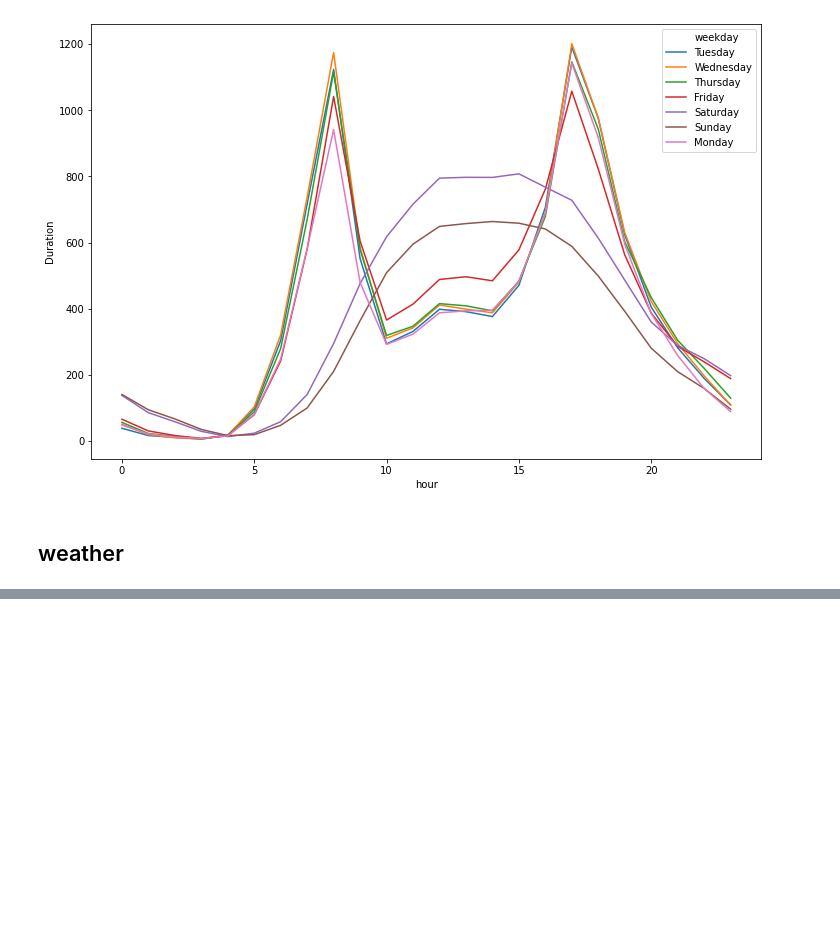
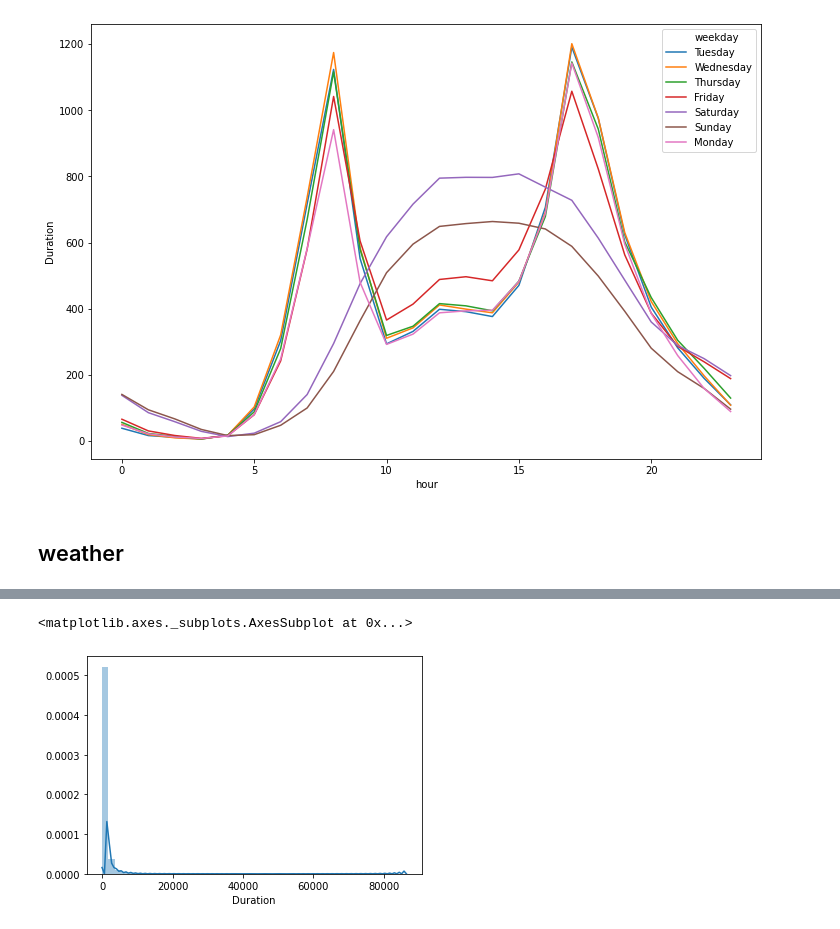
Before and after one commit to GesaJo/Capital-Bike-Dashboard, a Jupyter notebook: Project Capital Bike.ipynb, the cells around one changed output, grey strips where cells are left out. Drawn from its saved outputs; the diff is of its cells as text; code cells hidden in the pictures; blank space fills up the shorter version.

Commit message:
worked on weather data and minor fixes

```diff
--- a/Project Capital Bike.ipynb
+++ b/Project Capital Bike.ipynb
@@ -185,3 +201,3 @@ df[df["day"] == pd.to_datetime("2019-4-2").date()]  #should be Tuesday
 # %%
-df['weekend'] = ((df[df["weekday"] == "Saturday"])) #| (df[df["weekday"] == "Sunday"]))
+df['weekend'] = (df[df["weekday"] == "Saturday"]) | (df[df["weekday"] == "Sunday"])
 # %% [output]
@@ -263,7 +280,7 @@ df_wt = df_wd.iloc[:,5:13].fillna(0)
 # %%
 df_wd["bad_weather"] = df_wt["WT01"]+df_wt["WT02"]+df_wt["WT03"]+df_wt["WT04"]+df_wt["WT05"]+df_wt["WT06"]+df_wt["WT08"]+df_wt["WT09"]
 # %%
-df_wd = df_wd[["AWND", "PRCP", "SNOW", "SNWD", "TAVG", "bad_weather"]]
+df_wd = df_wd[["AWND", "PRCP", "TAVG"]]
 # %%
 # convert Fahrenheit to celsius:
 df_wd["TAVG"] = df_wd["TAVG"].apply(lambda x: round(((x-32)*(5/9)),2))
@@ -346,0 +345,5 @@ df_plus.groupby("day").mean()
+# %%
+sns.distplot(df_plus["Duration"])
+# %% [output]
+<matplotlib.axes._subplots.AxesSubplot at 0x...>
+[figure, added]
```
Also changed, not shown: parts of 19 cells of this notebook, 4 other files.
